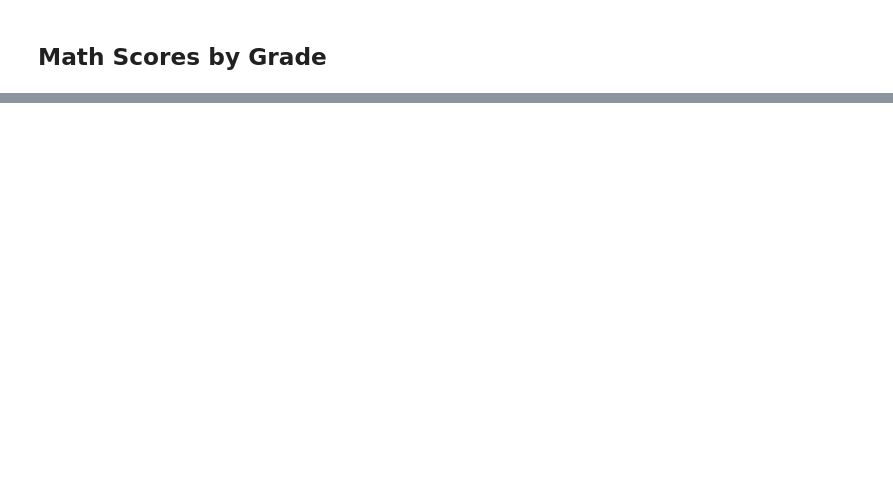
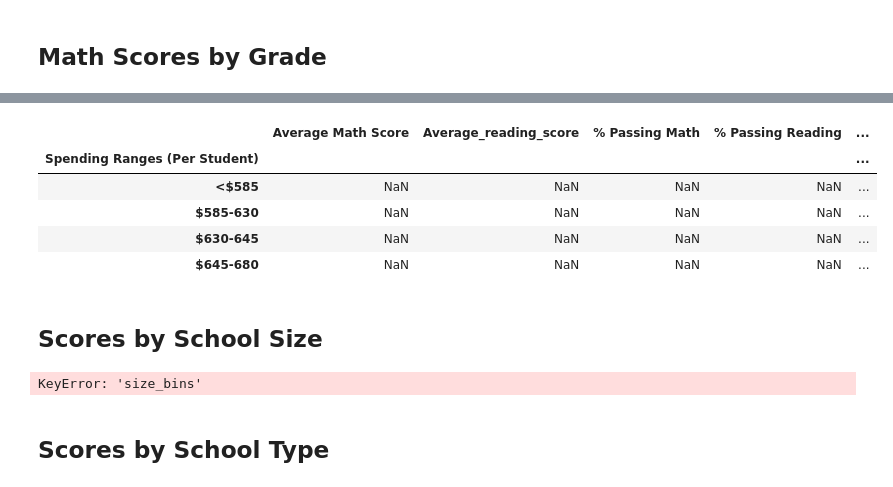
Before and after one commit to nelellen/pandas-challenge, a Jupyter notebook: PyCitySchools/Analysis.ipynb, the cells around one changed output, grey strips where cells are left out. Cells and saved outputs as stored; diff of their text form; code cells hidden in the pictures; blank space fills up the shorter version.

Commit message:
more coding errors, working to debug. Summary file not giving desired output.

```diff
--- a/PyCitySchools/Analysis.ipynb
+++ b/PyCitySchools/Analysis.ipynb
@@ -208,0 +243,11 @@ math_scores_by_grade
+# %%
+# Establish the bins
+spending_bins = [0, 585, 630, 645, 680]
+labels = ["<$585", "$585-630", "$630-645", "$645-680"]
+# %%
+# Create a copy of the school summary since it has the "Per Student Budget"
+school_spending_df = per_school_summary.copy()
+# %%
+# Use `pd.cut` to categorize spending based on the bins.
+school_spending_df["Spending Ranges (Per Student)"] = pd.cut(per_school_budget, spending_bins, labels=labels)
+school_spending_df
@@ -208,0 +257,26 @@ math_scores_by_grade
+# %%
+#  Calculate averages for the desired columns.
+spending_math_scores = school_spending_df.groupby(["Spending Ranges (Per Student)"])["Average Math Score"].mean()
+spending_reading_scores = school_spending_df.groupby(["Spending Ranges (Per Student)"])["Average Reading Score"].mean()
+spending_passing_math = school_spending_df.groupby(["Spending Ranges (Per Student)"])["% Passing Math"].mean()
+spending_passing_reading = school_spending_df.groupby(["Spending Ranges (Per Student)"])["% Passing Reading"].mean()
+overall_passing_spending = school_spending_df.groupby(["Spending Ranges (Per Student)"])["% Overall Passing"].mean()
+#overall_passing_spending = school_spending_df.groupby(["Spending Ranges (Per Student)"]).mean()["% Overall Passing"]
+# %%
+# Assemble into DataFrame
+spending_summary = pd.DataFrame({"Average Math Score": spending_math_scores,
+                                 "Average_reading_score": spending_reading_scores,
+                                 "% Passing Math": spending_passing_math,
+                                 "% Passing Reading": spending_passing_reading,
+                                 "% Overall Passing": overall_passing_spending
+})
+spending_summary
+# %% [output]
+|  | Average Math Score | Average_reading_score | % Passing Math | % Passing Reading | ... |
+| Spending Ranges (Per Student) |  |  |  |  | ... |
+| <$585 | NaN | NaN | NaN | NaN | ... |
+| $585-630 | NaN | NaN | NaN | NaN | ... |
+| $630-645 | NaN | NaN | NaN | NaN | ... |
+| $645-680 | NaN | NaN | NaN | NaN | ... |
+# %% [markdown]
+## Scores by School Size
@@ -208,0 +287,10 @@ math_scores_by_grade
+# %%
+# Categorize the spending based on the bins
+# Use `pd.cut` on the "Total Students" column of the `per_school_summary` DataFrame.
+school_size= complete_data_df.groupby("size_bins")
+per_school_summary["School Size"] = pd.cut(complete_data_df["size"], size_bins, labels=labels)
+per_school_summary
+# %% [output]
+KeyError: 'size_bins'
+# %% [markdown]
+## Scores by School Type
```
Also changed, not shown: parts of 6 cells of this notebook, 1 other file.
